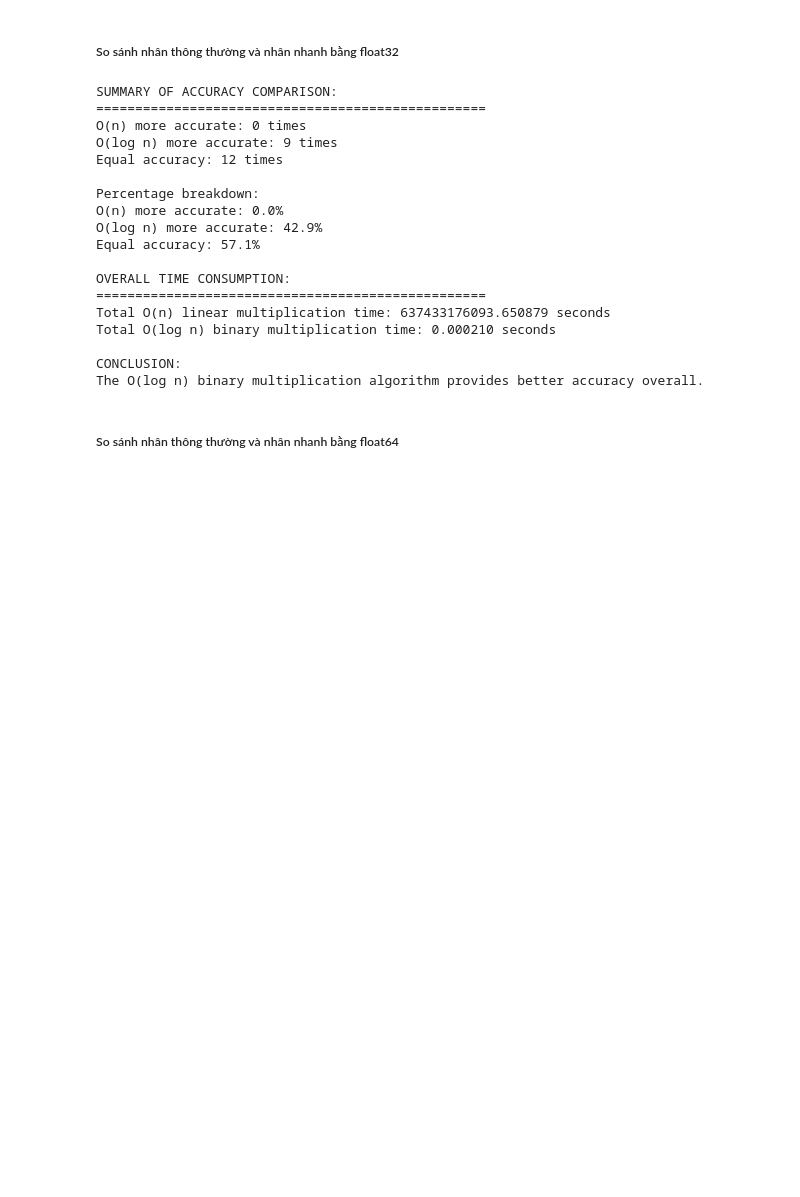
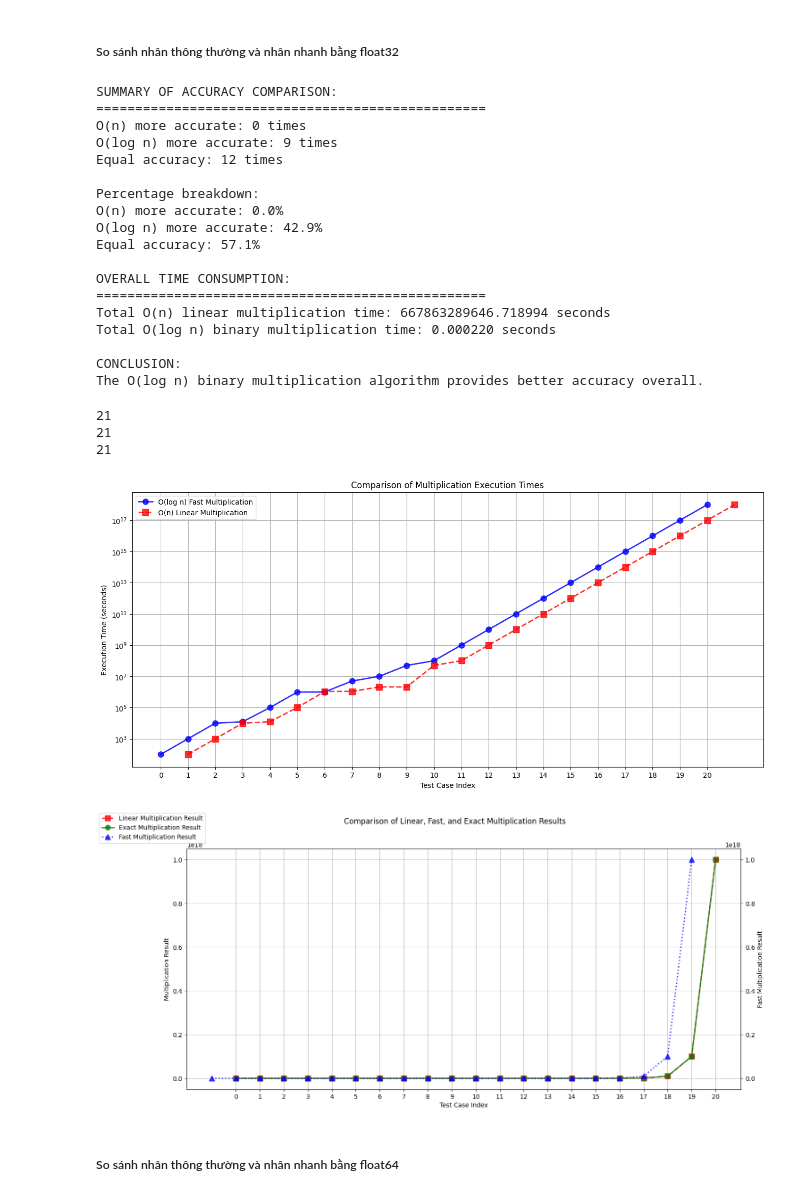
Before and after one commit to DuckyMomo20012/overflow-in-multiplication, a Jupyter notebook: src/notebooks/main.ipynb, the cells around one changed output. Saved outputs shown, nothing was run; the diff lists cells and outputs as text; code cells hidden in the pictures; blank space fills up the shorter version.

Commit message:
chore: add comparison chart

```diff
--- a/src/notebooks/main.ipynb
+++ b/src/notebooks/main.ipynb
@@ -240,12 +240,22 @@ equal_accuracy_count = 0
 total_linear_time = 0
 total_log_time = 0
 
+linear_result_list = []
+linear_result_time_list = []
+linear_error_list = []
+fast_result_list = []
+fast_result_time_list = []
+fast_error_list = []
+exact_result_list = []
+
 for n in n_values:
     # Format the n value for cleaner display
     n_formatted = f"{n:,}"
 
     # Get the exact value for comparison
     exact_result = get_exact_value(x_value, n)
+
+    exact_result_list.append(exact_result)
 
     # Test O(n) algorithm - with timeout protection for very large n
     try:
@@ -272,15 +282,21 @@ for n in n_values:
         linear_time = float("inf")
         linear_result = np.float32(0)
         linear_estimated = True
+    linear_result_time_list.append(linear_time)
+    linear_result_list.append(linear_result)
 
     # Test O(log n) algorithm
     start = time.time()
     fast_result = fast_multiply_float32(x_value, n)
     log_time = time.time() - start
+    fast_result_time_list.append(log_time)
+    fast_result_list.append(fast_result)
 
     # Calculate accuracy (error as distance from exact result)
     linear_error = abs(float(exact_result) - float(linear_result))
+    linear_error_list.append(linear_error)
     fast_error = abs(float(exact_result) - float(fast_result))
+    fast_error_list.append(fast_error)
 
     # Determine which method is more accurate
     if linear_error < fast_error:
@@ -353,11 +369,58 @@ Equal accuracy: 57.1%
 
 OVERALL TIME CONSUMPTION:
 ==================================================
-Total O(n) linear multiplication time: 637433176093.650879 seconds
-Total O(log n) binary multiplication time: 0.000210 seconds
+Total O(n) linear multiplication time: 667863289646.718994 seconds
+Total O(log n) binary multiplication time: 0.000220 seconds
 
 CONCLUSION:
 The O(log n) binary multiplication algorithm provides better accuracy overall.
+# %%
+print(len(linear_result_list))
+print(len(fast_result_list))
+print(len(exact_result_list))
+# %% [output]
+21
+21
+21
+# %%
+import matplotlib.pyplot as plt
+
+# Add small jitter to x-axis indices for visibility
+indices = np.arange(len(fast_result_list))
+jitter = 0.1  # Adjust for better spacing
+
+# Plot execution times
+plt.figure(figsize=(16, 7))
+plt.plot(indices, fast_result_list, label="O(log n) Fast Multiplication", marker='o', markersize=8, linestyle='solid', linewidth=2, alpha=0.8, color='blue')
+plt.plot(indices + jitter, linear_result_list, label="O(n) Linear Multiplication", marker='s', markersize=8, linestyle='dashed', linewidth=2, alpha=0.8, color='red')
+plt.xlabel("Test Case Index")
+plt.ylabel("Execution Time (seconds)")
+plt.title("Comparison of Multiplication Execution Times")
+plt.legend()
+plt.grid()
+plt.yscale('log')  # Log scale for better differentiation
+plt.xticks(indices)
+plt.show()
+
+# Plot results against exact values with a secondary y-axis
+fig, ax1 = plt.subplots(figsize=(16, 7))
+ax1.set_xlabel("Test Case Index")
+ax1.set_ylabel("Multiplication Result")
+ax1.plot(indices, linear_result_list, label="Linear Multiplication Result", marker='s', markersize=8, linestyle='dashed', linewidth=2, alpha=0.8, color='red')
+ax1.plot(indices, exact_result_list, label="Exact Multiplication Result", marker='o', markersize=8, linestyle='solid', linewidth=2, alpha=0.8, color='green')
+
+ax2 = ax1.twinx()  # Secondary y-axis for fast_result_list
+ax2.set_ylabel("Fast Multiplication Result")
+ax2.plot(indices - jitter, fast_result_list, label="Fast Multiplication Result", marker='^', markersize=8, linestyle='dotted', linewidth=2, alpha=0.8, color='blue')
+
+fig.suptitle("Comparison of Linear, Fast, and Exact Multiplication Results")
+fig.legend(loc="upper left")
+ax1.grid()
+plt.xticks(indices)
+plt.show()
+# %% [output]
+[figure, added]
+[figure, added]
 # %% [markdown]
 ##### So sánh nhân thông thường và nhân nhanh bằng float64
 # %%
```
Also changed, not shown: parts of 2 cells of this notebook, 2 other files.
